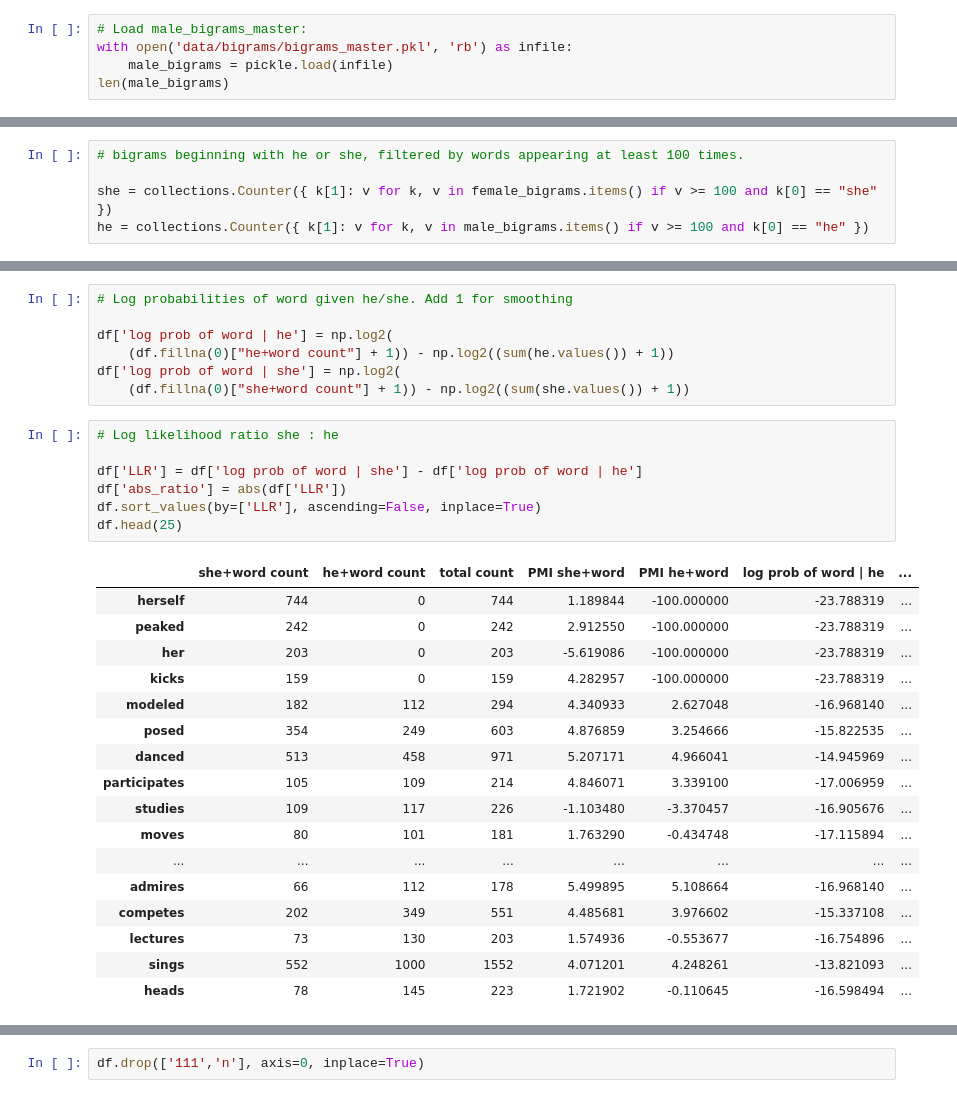
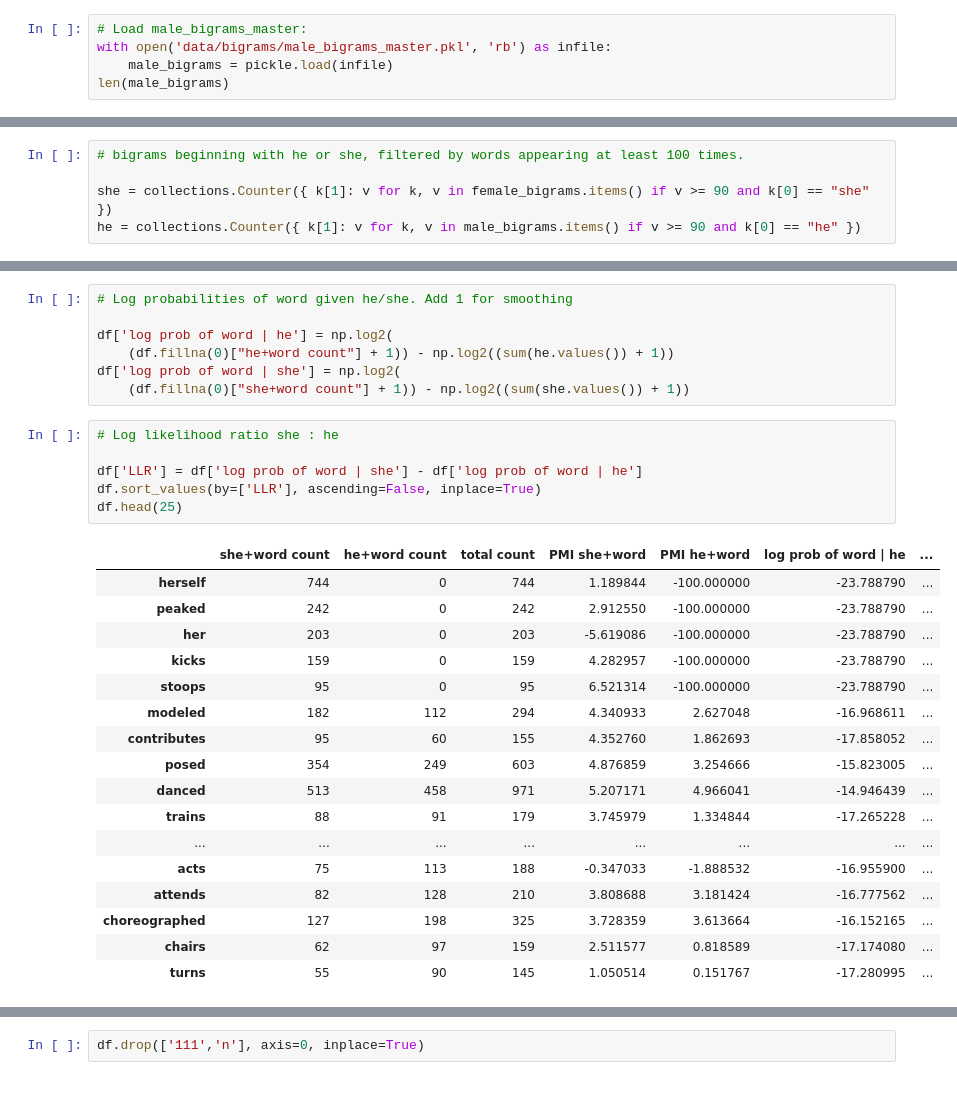
Before and after one commit to vfoss/w266-final, a Jupyter notebook: wiki_bigrams.ipynb, the cells around one changed output, grey strips where cells are left out. Cells and saved outputs as stored; diff of their text form.

Commit message:
updating bigrams notebook

```diff
--- a/wiki_bigrams.ipynb
+++ b/wiki_bigrams.ipynb
@@ -236,7 +235,7 @@ len(female_bigrams)
 1331985
 # %%
 # Load male_bigrams_master:
-with open('data/bigrams/bigrams_master.pkl', 'rb') as infile:
+with open('data/bigrams/male_bigrams_master.pkl', 'rb') as infile:
     male_bigrams = pickle.load(infile)
 len(male_bigrams)
 # %% [output]
@@ -523,8 +522,8 @@ n_men
 # %%
 # bigrams beginning with he or she, filtered by words appearing at least 100 times.
 
-she = collections.Counter({ k[1]: v for k, v in female_bigrams.items() if v >= 100 and k[0] == "she" })
-he = collections.Counter({ k[1]: v for k, v in male_bigrams.items() if v >= 100 and k[0] == "he" })
+she = collections.Counter({ k[1]: v for k, v in female_bigrams.items() if v >= 90 and k[0] == "she" })
+he = collections.Counter({ k[1]: v for k, v in male_bigrams.items() if v >= 90 and k[0] == "he" })
 # %%
 len(she)
 # %% [output]
@@ -622,28 +621,27 @@ df['log prob of word | she'] = np.log2(
 # %%
 # Log likelihood ratio she : he
 
 df['LLR'] = df['log prob of word | she'] - df['log prob of word | he']
-df['abs_ratio'] = abs(df['LLR'])
 df.sort_values(by=['LLR'], ascending=False, inplace=True)
 df.head(25)
 # %% [output]
 |  | she+word count | he+word count | total count | PMI she+word | PMI he+word | log prob of word | he | ... |
-| herself | 744 | 0 | 744 | 1.189844 | -100.000000 | -23.788319 | ... |
-| peaked | 242 | 0 | 242 | 2.912550 | -100.000000 | -23.788319 | ... |
-| her | 203 | 0 | 203 | -5.619086 | -100.000000 | -23.788319 | ... |
-| kicks | 159 | 0 | 159 | 4.282957 | -100.000000 | -23.788319 | ... |
-| modeled | 182 | 112 | 294 | 4.340933 | 2.627048 | -16.968140 | ... |
-| posed | 354 | 249 | 603 | 4.876859 | 3.254666 | -15.822535 | ... |
-| danced | 513 | 458 | 971 | 5.207171 | 4.966041 | -14.945969 | ... |
-| participates | 105 | 109 | 214 | 4.846071 | 3.339100 | -17.006959 | ... |
-| studies | 109 | 117 | 226 | -1.103480 | -3.370457 | -16.905676 | ... |
-| moves | 80 | 101 | 181 | 1.763290 | -0.434748 | -17.115894 | ... |
+| herself | 744 | 0 | 744 | 1.189844 | -100.000000 | -23.788790 | ... |
+| peaked | 242 | 0 | 242 | 2.912550 | -100.000000 | -23.788790 | ... |
+| her | 203 | 0 | 203 | -5.619086 | -100.000000 | -23.788790 | ... |
+| kicks | 159 | 0 | 159 | 4.282957 | -100.000000 | -23.788790 | ... |
+| stoops | 95 | 0 | 95 | 6.521314 | -100.000000 | -23.788790 | ... |
+| modeled | 182 | 112 | 294 | 4.340933 | 2.627048 | -16.968611 | ... |
+| contributes | 95 | 60 | 155 | 4.352760 | 1.862693 | -17.858052 | ... |
+| posed | 354 | 249 | 603 | 4.876859 | 3.254666 | -15.823005 | ... |
+| danced | 513 | 458 | 971 | 5.207171 | 4.966041 | -14.946439 | ... |
+| trains | 88 | 91 | 179 | 3.745979 | 1.334844 | -17.265228 | ... |
 | ... | ... | ... | ... | ... | ... | ... | ... |
-| admires | 66 | 112 | 178 | 5.499895 | 5.108664 | -16.968140 | ... |
-| competes | 202 | 349 | 551 | 4.485681 | 3.976602 | -15.337108 | ... |
-| lectures | 73 | 130 | 203 | 1.574936 | -0.553677 | -16.754896 | ... |
-| sings | 552 | 1000 | 1552 | 4.071201 | 4.248261 | -13.821093 | ... |
-| heads | 78 | 145 | 223 | 1.721902 | -0.110645 | -16.598494 | ... |
+| acts | 75 | 113 | 188 | -0.347033 | -1.888532 | -16.955900 | ... |
+| attends | 82 | 128 | 210 | 3.808688 | 3.181424 | -16.777562 | ... |
+| choreographed | 127 | 198 | 325 | 3.728359 | 3.613664 | -16.152165 | ... |
+| chairs | 62 | 97 | 159 | 2.511577 | 0.818589 | -17.174080 | ... |
+| turns | 55 | 90 | 145 | 1.050514 | 0.151767 | -17.280995 | ... |
 # %%
 df.tail(25)
 # %% [output]
```
Also changed, not shown: parts of 11 cells of this notebook.
